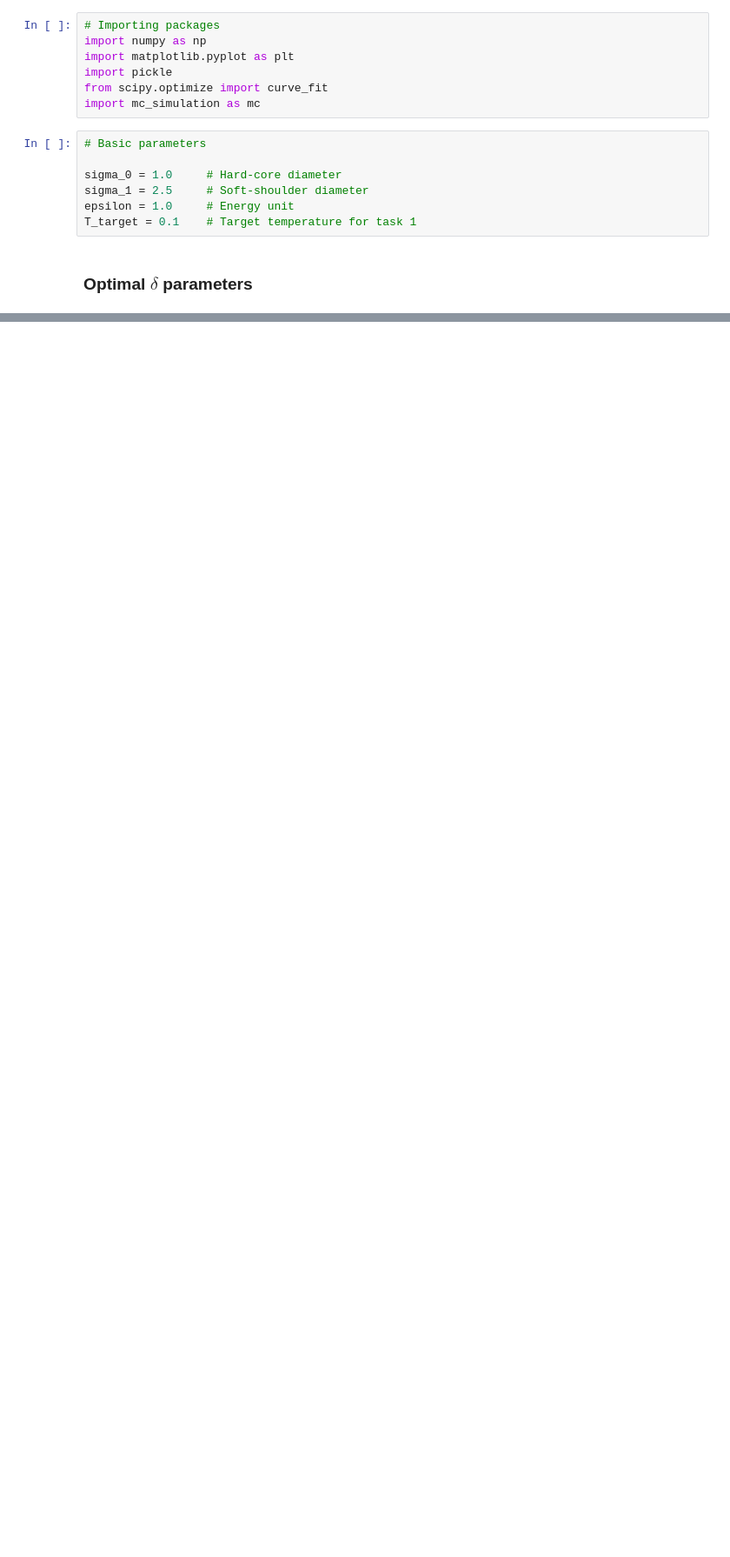
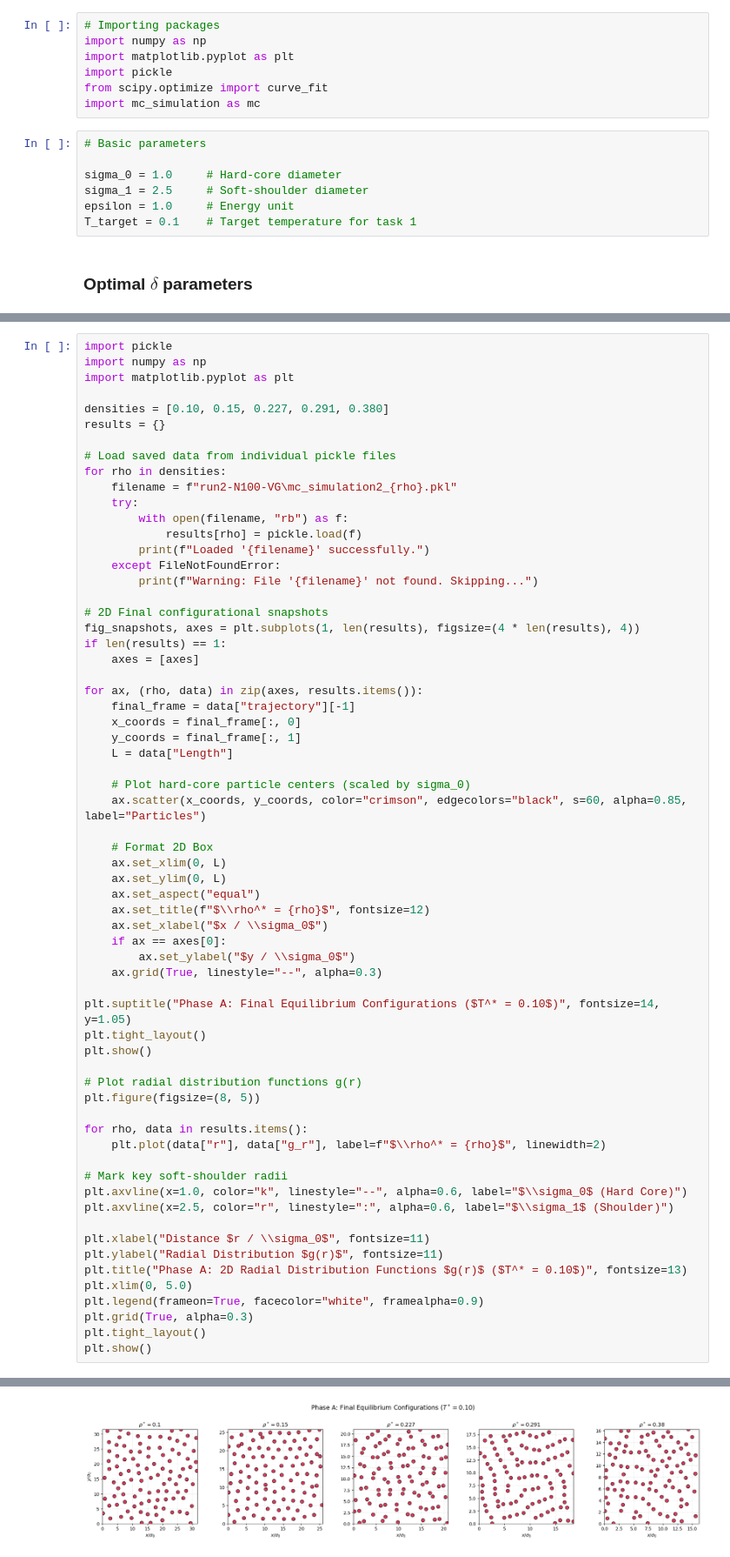
Before and after one commit to kristoftrcek/BERN01_project1, a Jupyter notebook: botond/HotStartPipeline.ipynb, the cells around one changed output, grey strips where cells are left out. Shown at 87% size. Drawn from its saved outputs; the diff is of its cells as text; blank space fills up the shorter version.

```diff
--- a/botond/HotStartPipeline.ipynb
+++ b/botond/HotStartPipeline.ipynb
@@ -203,0 +349,65 @@ Results successfully saved to 'mc_simulation_results.pkl'!
+# %%
+import pickle
+import numpy as np
+import matplotlib.pyplot as plt
+
+densities = [0.10, 0.15, 0.227, 0.291, 0.380]
+results = {}
+
+# Load saved data from individual pickle files
+for rho in densities:
+    filename = f"run2-N100-VG\mc_simulation2_{rho}.pkl"
+    try:
+        with open(filename, "rb") as f:
+            results[rho] = pickle.load(f)
+        print(f"Loaded '{filename}' successfully.")
+    except FileNotFoundError:
+        print(f"Warning: File '{filename}' not found. Skipping...")
+
+# 2D Final configurational snapshots
+fig_snapshots, axes = plt.subplots(1, len(results), figsize=(4 * len(results), 4))
+if len(results) == 1:
+    axes = [axes]
+
+for ax, (rho, data) in zip(axes, results.items()):
+    final_frame = data["trajectory"][-1]
+    x_coords = final_frame[:, 0]
+    y_coords = final_frame[:, 1]
+    L = data["Length"]
+
+    # Plot hard-core particle centers (scaled by sigma_0)
+    ax.scatter(x_coords, y_coords, color="crimson", edgecolors="black", s=60, alpha=0.85, label="Particles")
+
+    # Format 2D Box
+    ax.set_xlim(0, L)
+    ax.set_ylim(0, L)
+    ax.set_aspect("equal")
+    ax.set_title(f"$\\rho^* = {rho}$", fontsize=12)
+    ax.set_xlabel("$x / \\sigma_0$")
+    if ax == axes[0]:
+        ax.set_ylabel("$y / \\sigma_0$")
+    ax.grid(True, linestyle="--", alpha=0.3)
+
+plt.suptitle("Phase A: Final Equilibrium Configurations ($T^* = 0.10$)", fontsize=14, y=1.05)
+plt.tight_layout()
+plt.show()
+
+# Plot radial distribution functions g(r)
+plt.figure(figsize=(8, 5))
+
+for rho, data in results.items():
+    plt.plot(data["r"], data["g_r"], label=f"$\\rho^* = {rho}$", linewidth=2)
+
+# Mark key soft-shoulder radii
+plt.axvline(x=1.0, color="k", linestyle="--", alpha=0.6, label="$\\sigma_0$ (Hard Core)")
+plt.axvline(x=2.5, color="r", linestyle=":", alpha=0.6, label="$\\sigma_1$ (Shoulder)")
+
+plt.xlabel("Distance $r / \\sigma_0$", fontsize=11)
+plt.ylabel("Radial Distribution $g(r)$", fontsize=11)
+plt.title("Phase A: 2D Radial Distribution Functions $g(r)$ ($T^* = 0.10$)", fontsize=13)
+plt.xlim(0, 5.0)
+plt.legend(frameon=True, facecolor="white", framealpha=0.9)
+plt.grid(True, alpha=0.3)
+plt.tight_layout()
+plt.show()
+# %% [output]
@@ -203,0 +419 @@ Results successfully saved to 'mc_simulation_results.pkl'!
+[figure, added]
```
Also changed, not shown: parts of 10 cells of this notebook, 11 other files.
